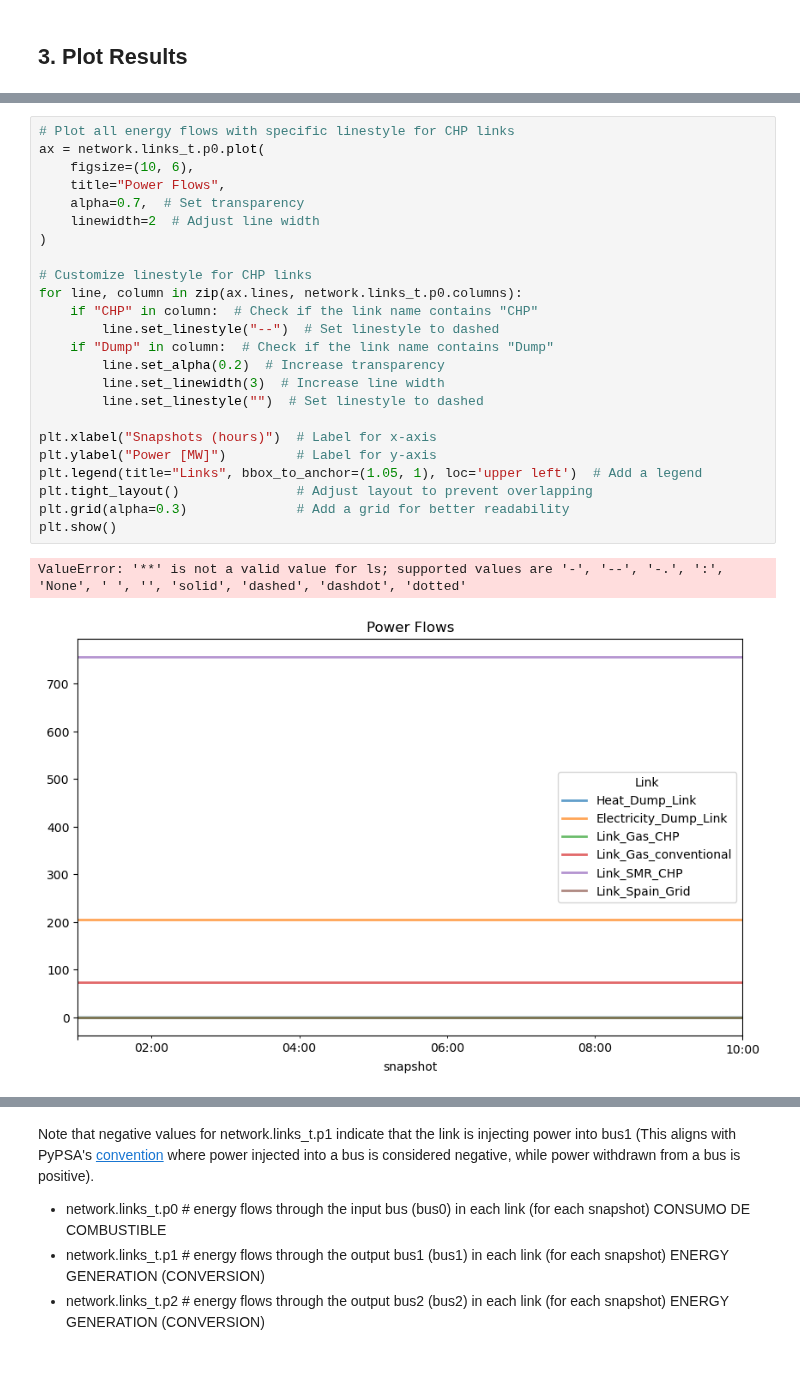
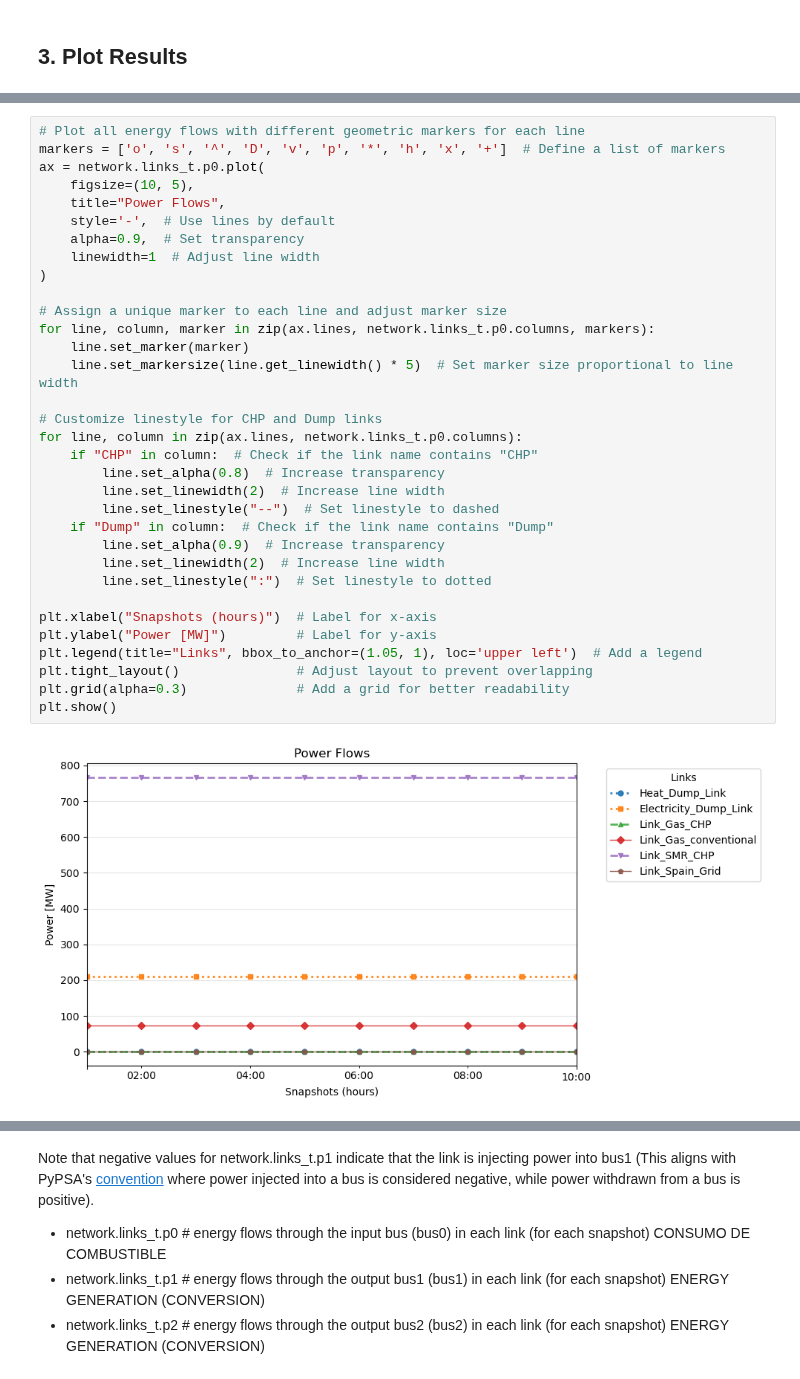
Before and after one commit to C-ansi-eof/SIDNE-Model, a Jupyter notebook: SMR_multilink.ipynb, the cells around one changed output, grey strips where cells are left out. Saved outputs shown, nothing was run; the diff lists cells and outputs as text.

Commit message:
set result graphs 8 May

```diff
--- a/SMR_multilink.ipynb
+++ b/SMR_multilink.ipynb
@@ -400,27 +400,35 @@ print(network.objective)  # Verifica el valor objetivo
 # %%
-# Plot all energy flows with specific linestyle for CHP links
+# Plot all energy flows with different geometric markers for each line
+markers = ['o', 's', '^', 'D', 'v', 'p', '*', 'h', 'x', '+']  # Define a list of markers
 ax = network.links_t.p0.plot(
-    figsize=(10, 6),
+    figsize=(10, 5),
     title="Power Flows",
-    alpha=0.7,  # Set transparency
-    linewidth=2  # Adjust line width
+    style='-',  # Use lines by default
+    alpha=0.9,  # Set transparency
+    linewidth=1  # Adjust line width
 )
 
-# Customize linestyle for CHP links
+# Assign a unique marker to each line and adjust marker size
+for line, column, marker in zip(ax.lines, network.links_t.p0.columns, markers):
+    line.set_marker(marker)
+    line.set_markersize(line.get_linewidth() * 5)  # Set marker size proportional to line width
+
+# Customize linestyle for CHP and Dump links
 for line, column in zip(ax.lines, network.links_t.p0.columns):
     if "CHP" in column:  # Check if the link name contains "CHP"
+        line.set_alpha(0.8)  # Increase transparency
+        line.set_linewidth(2)  # Increase line width
         line.set_linestyle("--")  # Set linestyle to dashed
     if "Dump" in column:  # Check if the link name contains "Dump"
-        line.set_alpha(0.2)  # Increase transparency
-        line.set_linewidth(3)  # Increase line width
-        line.set_linestyle("")  # Set linestyle to dashed
+        line.set_alpha(0.9)  # Increase transparency
+        line.set_linewidth(2)  # Increase line width
+        line.set_linestyle(":")  # Set linestyle to dotted
 
 plt.xlabel("Snapshots (hours)")  # Label for x-axis
 plt.ylabel("Power [MW]")         # Label for y-axis
 plt.legend(title="Links", bbox_to_anchor=(1.05, 1), loc='upper left')  # Add a legend
 plt.tight_layout()               # Adjust layout to prevent overlapping
 plt.grid(alpha=0.3)              # Add a grid for better readability
 plt.show()
 # %% [output]
-ValueError: '**' is not a valid value for ls; supported values are '-', '--', '-.', ':', 'None', ' ', '', 'solid', 'dashed', 'dashdot', 'dotted'
-[figure, old version]
+[figure, new version]
```
Also changed, not shown: parts of 20 cells of this notebook.
